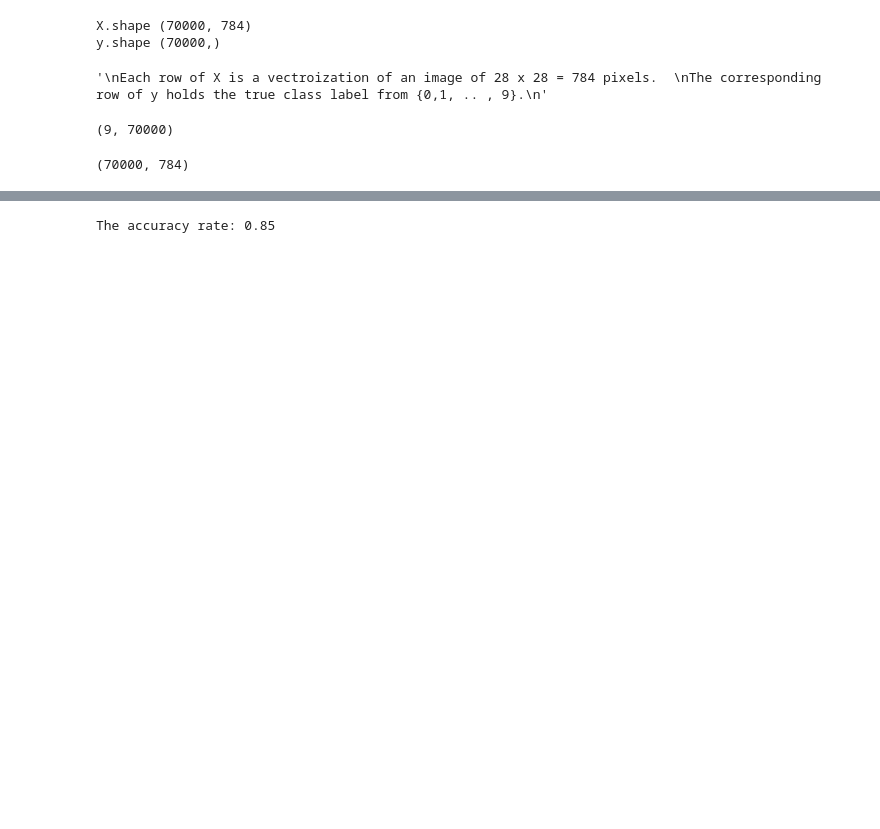
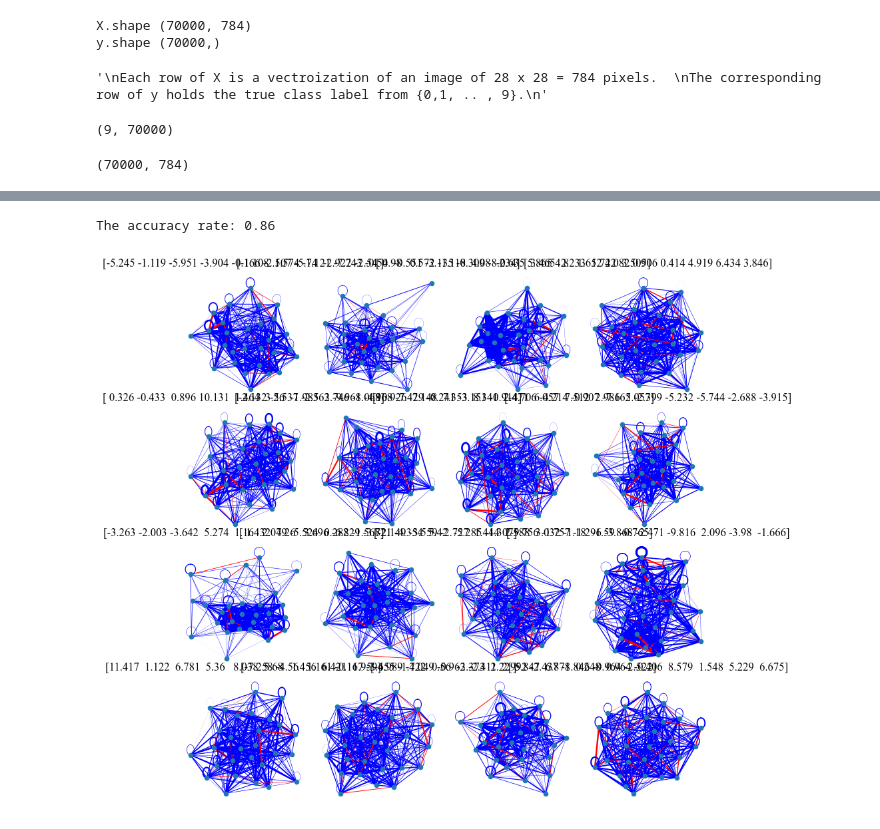
Before and after one commit to Yee-Millennium/REU2024_code, a Jupyter notebook: MINIST_test.ipynb, the cells around one changed output, grey strips where cells are left out. Cells and saved outputs as stored; diff of their text form; code cells hidden in the pictures; blank space fills up the shorter version.

```diff
--- a/MINIST_test.ipynb
+++ b/MINIST_test.ipynb
@@ -59,5 +59,5 @@ print(X.shape)
 SMF_Train = SMF_BCD.SDL_BCD([X.T, y_matrix], X_test=[X.T, y_matrix], xi= 5, n_components=16)
 
 results_dict = SMF_Train.fit(iter=100, subsample_size=None,# search_radius_const=200*np.linalg.norm(X),
-                                if_compute_recons_error=True, if_validate=True, threshhold=0.5)
+                                if_compute_recons_error=False, if_validate=True, threshhold=0.5)
 # %% [output]
@@ -120,4 +120,8 @@ for j in range(100):
 
 print(f"The accuracy rate: {acc/100}")
 # %% [output]
-The accuracy rate: 0.85
+The accuracy rate: 0.86
+# %%
+display_dict_and_graph(save_path=f'output/figure/MINIST', W=W, regression_coeff=beta.T, fig_size=[10,10], plot_graph_only=True)
+# %% [output]
+[figure, added]
```
Also changed, not shown: parts of 5 cells of this notebook.
